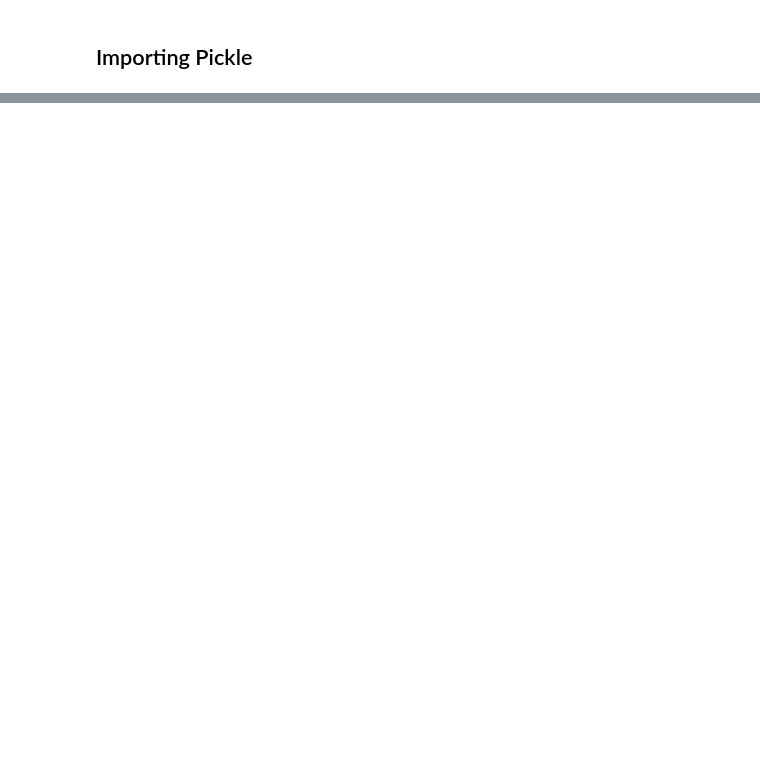
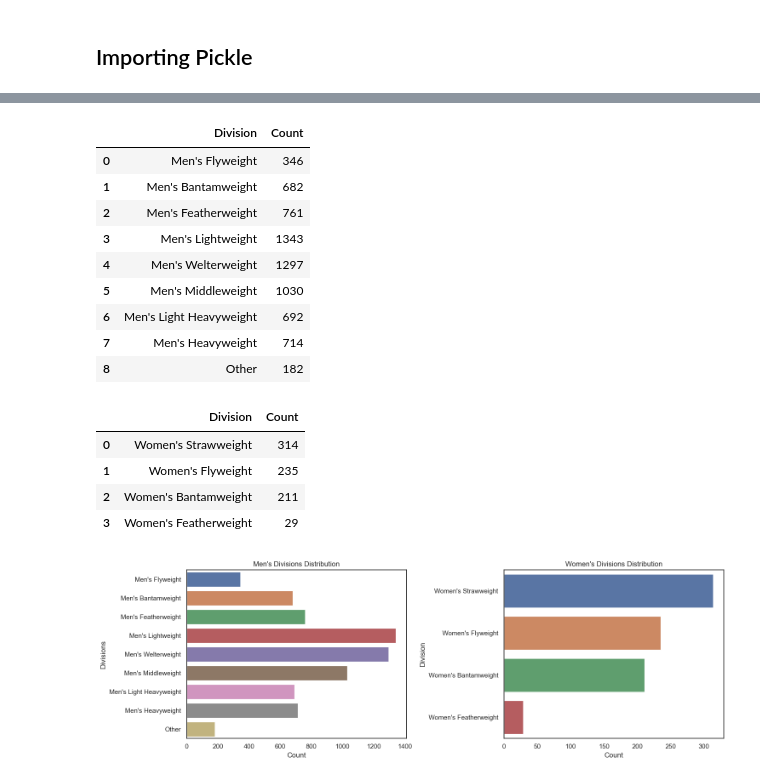
Before and after one commit to bryguan-berkeley/UFC-Fight-Winner-Prediction-Model, a Jupyter notebook: 4 - Exploring.ipynb, the cells around one changed output, grey strips where cells are left out. Saved outputs shown, nothing was run; the diff lists cells and outputs as text; code cells hidden in the pictures; blank space fills up the shorter version.

```diff
--- a/4 - Exploring.ipynb
+++ b/4 - Exploring.ipynb
@@ -24,0 +202,80 @@ with open('df.pkl', 'rb') as f:
+# %%
+mens_divisions = ["Men's Flyweight", "Men's Bantamweight", "Men's Featherweight", "Men's Lightweight", "Men's Welterweight", "Men's Middleweight", "Men's Light Heavyweight", "Men's Heavyweight", "Other"]
+womens_divisions = ["Women's Strawweight", "Women's Flyweight", "Women's Bantamweight", "Women's Featherweight"]
+
+# Create Dictionaries
+mens_dictionary = {}
+womens_dictionary = {}
+for division in mens_divisions:
+    mens_dictionary[division] = 0
+for division in womens_divisions:
+    womens_dictionary[division] = 0
+
+# Count Division Occurrences
+for division in fights['Division']:
+    if "Women's" in division and "Strawweight" in division:
+        womens_dictionary["Women's Strawweight"] += 1
+    elif "Women's" in division and "Flyweight" in division:
+        womens_dictionary["Women's Flyweight"] += 1
+    elif "Women's" in division and "Bantamweight" in division:
+        womens_dictionary["Women's Bantamweight"] += 1
+    elif "Women's" in division and "Featherweight" in division:
+        womens_dictionary["Women's Featherweight"] += 1
+    elif "Flyweight" in division:
+        mens_dictionary["Men's Flyweight"] += 1
+    elif "Bantamweight" in division:
+        mens_dictionary["Men's Bantamweight"] += 1
+    elif "Featherweight" in division:
+        mens_dictionary["Men's Featherweight"] += 1
+    elif "Lightweight" in division:
+        mens_dictionary["Men's Lightweight"] += 1
+    elif "Welterweight" in division:
+        mens_dictionary["Men's Welterweight"] += 1
+    elif "Middleweight" in division:
+        mens_dictionary["Men's Middleweight"] += 1
+    elif "Light Heavyweight" in division:
+        mens_dictionary["Men's Light Heavyweight"] += 1
+    elif "Heavyweight" in division:
+        mens_dictionary["Men's Heavyweight"] += 1
+    else:
+        mens_dictionary["Other"] += 1
+
+mens_df = pd.DataFrame.from_dict(mens_dictionary, orient = 'index', columns = ['Counts']).reset_index()
+mens_df.columns = ['Division', 'Count']
+display(mens_df)
+
+womens_df = pd.DataFrame.from_dict(womens_dictionary, orient = 'index', columns = ['Counts']).reset_index()
+womens_df.columns = ['Division', 'Count']
+display(womens_df)
+
+# Graph
+fig, axes = plt.subplots(1, 2, figsize = (15, 5))
+sns.barplot(x = 'Count', y = 'Division', data = mens_df, hue = 'Division', palette = 'deep', ax = axes[0])
+axes[0].set_title("Men's Divisions Distribution")
+axes[0].set_xlabel('Count')
+axes[0].set_ylabel('Divisions')
+
+sns.barplot(x= 'Count', y = 'Division', data = womens_df, hue = 'Division', palette = 'deep', ax = axes[1])
+axes[1].set_title("Women's Divisions Distribution")
+axes[1].set_xlabel('Count')
+axes[1].set_ylabel('Division')
+
+plt.tight_layout()
+plt.show()
+# %% [output]
+|  | Division | Count |
+| 0 | Men's Flyweight | 346 |
+| 1 | Men's Bantamweight | 682 |
+| 2 | Men's Featherweight | 761 |
+| 3 | Men's Lightweight | 1343 |
+| 4 | Men's Welterweight | 1297 |
+| 5 | Men's Middleweight | 1030 |
+| 6 | Men's Light Heavyweight | 692 |
+| 7 | Men's Heavyweight | 714 |
+| 8 | Other | 182 |
+|  | Division | Count |
+| 0 | Women's Strawweight | 314 |
+| 1 | Women's Flyweight | 235 |
+| 2 | Women's Bantamweight | 211 |
+| 3 | Women's Featherweight | 29 |
+[figure, added]
```
Also changed, not shown: parts of 18 cells of this notebook, 7 other files.
